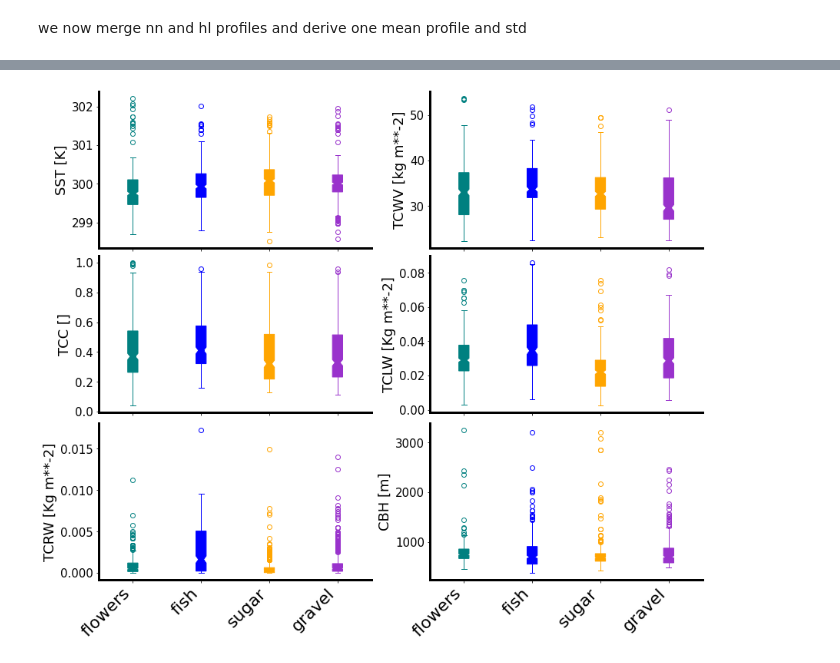
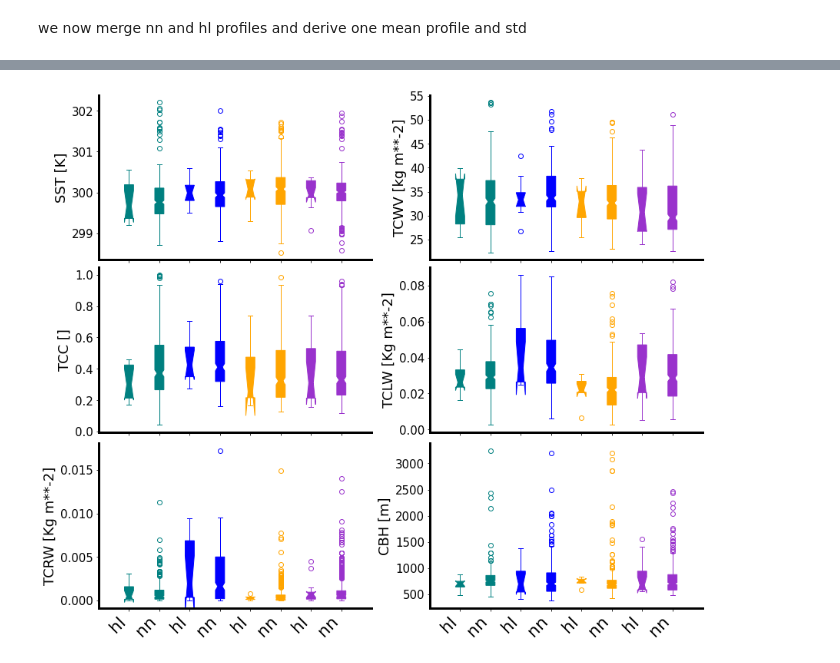
Before and after one commit to ClauClouds/ML_work_DC, a Jupyter notebook: plot_human_labels_paper.ipynb, the cells around one changed output, grey strips where cells are left out. Drawn from its saved outputs; the diff is of its cells as text; code cells hidden in the pictures.

```diff
--- a/plot_human_labels_paper.ipynb
+++ b/plot_human_labels_paper.ipynb
@@ -301,38 +340,38 @@ matplotlib.rc('xtick', labelsize=20)  # sets dimension of ticks in the plots
 matplotlib.rc('ytick', labelsize=20) # sets dimension of ticks in the plots    fs = 32
 #ax1.set_xlim(binned_sst[0]-1.5, binned_sst[-1]+0.1)
 
-color = ['teal', 'blue', 'orange', 'darkorchid']
-xlabel = ['flowers', 'fish', 'sugar', 'gravel']
-pos = [0.5, 1.5, 2.5, 3.5]
-data_arr = [flowers_all, fish_all, sugar_all, gravel_all]
+color = ['teal','teal', 'blue', 'blue','orange', 'orange','darkorchid', 'darkorchid']
+xlabel = ['hl', 'nn', 'hl', 'nn','hl', 'nn','hl', 'nn']
+pos = [0.5, 1., 1.5, 2., 2.5, 3., 3.5, 4.]
+data_arr = [flower_hl, flowers_nn, fish_hl, fish_nn, sugar_hl, sugar_nn, gravel_hl, gravel_nn]
 for i, ax in enumerate(fig.axes): # axis subplot
     var_name = var_names[i]
     ax.spines['top'].set_visible(False)
     ax.spines['right'].set_visible(False)
     ax.spines['bottom'].set_linewidth(3)
     ax.spines['left'].set_linewidth(3)
     for keys, cat in enumerate(xlabel):    # different dataframes
         df = data_arr[keys]
         c = color[keys]
         parameter = df[var_name].values  # collect values from fifferent df
         parameter = parameter[~np.isnan(parameter)]
         bplot = ax.boxplot(parameter, positions=[pos[keys]], notch=True,  # notch shape
                      patch_artist=True,
                      boxprops=dict(facecolor=c, color=c),
                      capprops=dict(color=c),
                      whiskerprops=dict(color=c),
                      flierprops=dict(color=c, markeredgecolor=c),
                      medianprops=dict(color=c))
 
         #for patch, color in zip(bplot['boxes'], color):
         #    patch.set_facecolor(color[0])
-        ax.set_xticks((0.5, 1.5, 2.5, 3.5))
+        ax.set_xticks((0.5, 1., 1.5, 2., 2.5, 3., 3.5, 4.))
         ax.set_xticklabels(xlabel, fontsize = 22, rotation = 45,ha="right")
         ax.set_ylabel(var_name+' ['+df[var_name].units+']', fontsize = 18)
         ax.tick_params(axis='y', which='major', labelsize=15)
-
+        #ax.legend([bplot["boxes"][0]], ['flowers'], loc='upper right')
 
 #fig.set_size_inches(10.5, 10.5)
 fig.savefig(path_out+'wiskers_merged_nn_hl.png')
 # %% [output]
-[figure, old version]
+[figure, new version]
```
Also changed, not shown: parts of 3 cells of this notebook.
